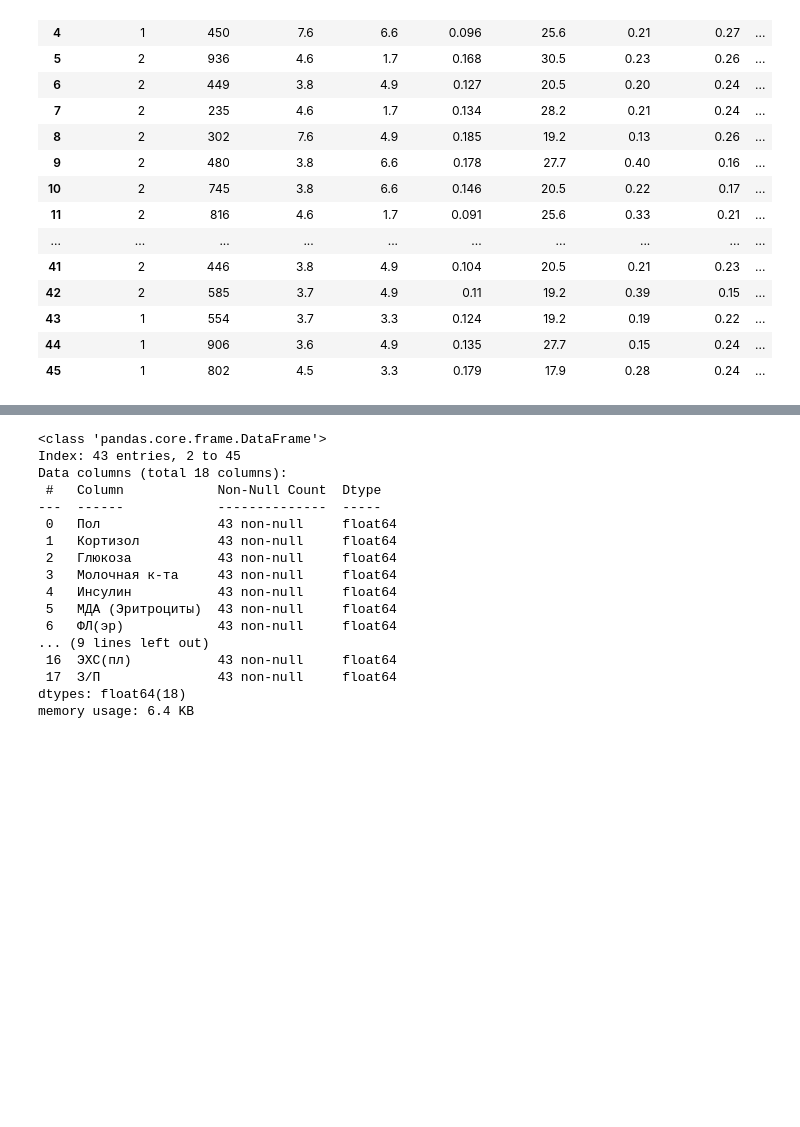
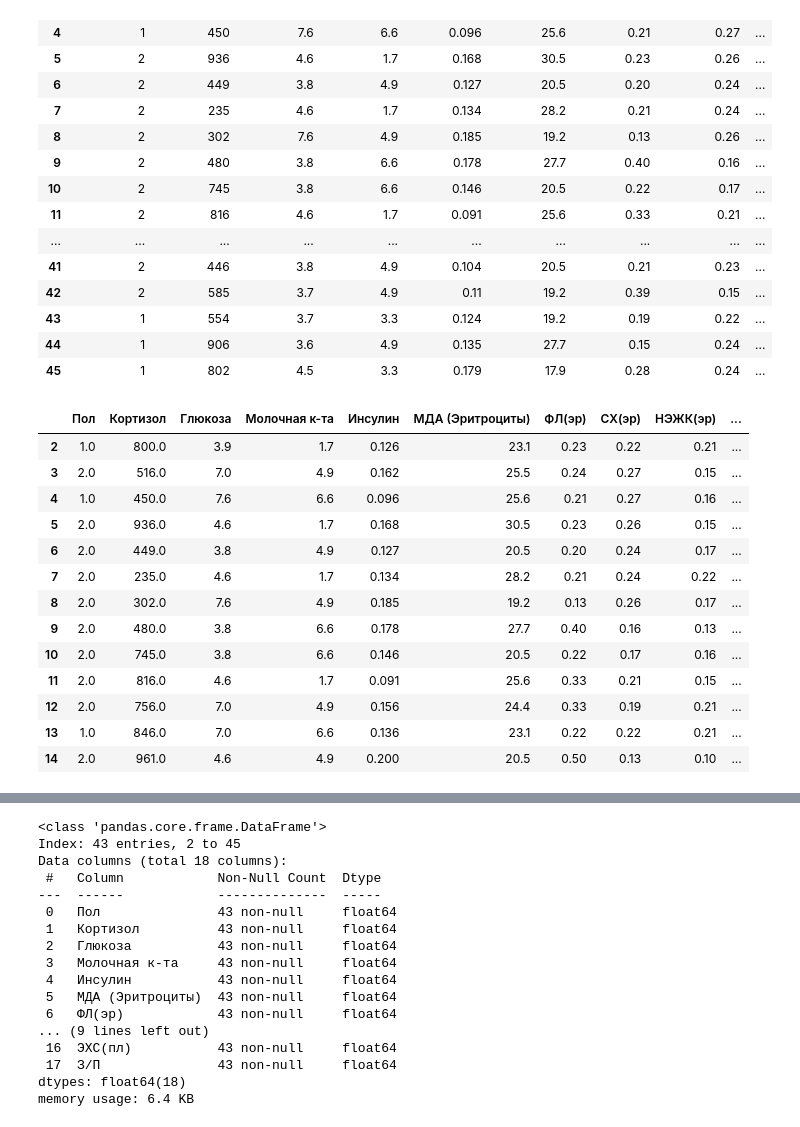
Before and after one commit to Egor29ch/UDGU_project, a Jupyter notebook: main.ipynb, the cells around one changed output, grey strips where cells are left out. Cells and saved outputs as stored; diff of their text form; code cells hidden in the pictures; blank space fills up the shorter version.

```diff
--- a/main.ipynb
+++ b/main.ipynb
@@ -101,6 +101,24 @@ clearing_df
 | 43 | 1 | 554 | 3.7 | 3.3 | 0.124 | 19.2 | 0.19 | 0.22 | ... |
 | 44 | 1 | 906 | 3.6 | 4.9 | 0.135 | 27.7 | 0.15 | 0.24 | ... |
 | 45 | 1 | 802 | 4.5 | 3.3 | 0.179 | 17.9 | 0.28 | 0.24 | ... |
+# %%
+clearing_df_0 = clearing_df[:13]
+clearing_df_0
+# %% [output]
+|  | Пол | Кортизол | Глюкоза | Молочная к-та | Инсулин | МДА (Эритроциты) | ФЛ(эр) | СХ(эр) | НЭЖК(эр) | ... |
+| 2 | 1.0 | 800.0 | 3.9 | 1.7 | 0.126 | 23.1 | 0.23 | 0.22 | 0.21 | ... |
+| 3 | 2.0 | 516.0 | 7.0 | 4.9 | 0.162 | 25.5 | 0.24 | 0.27 | 0.15 | ... |
+| 4 | 1.0 | 450.0 | 7.6 | 6.6 | 0.096 | 25.6 | 0.21 | 0.27 | 0.16 | ... |
+| 5 | 2.0 | 936.0 | 4.6 | 1.7 | 0.168 | 30.5 | 0.23 | 0.26 | 0.15 | ... |
+| 6 | 2.0 | 449.0 | 3.8 | 4.9 | 0.127 | 20.5 | 0.20 | 0.24 | 0.17 | ... |
+| 7 | 2.0 | 235.0 | 4.6 | 1.7 | 0.134 | 28.2 | 0.21 | 0.24 | 0.22 | ... |
+| 8 | 2.0 | 302.0 | 7.6 | 4.9 | 0.185 | 19.2 | 0.13 | 0.26 | 0.17 | ... |
+| 9 | 2.0 | 480.0 | 3.8 | 6.6 | 0.178 | 27.7 | 0.40 | 0.16 | 0.13 | ... |
+| 10 | 2.0 | 745.0 | 3.8 | 6.6 | 0.146 | 20.5 | 0.22 | 0.17 | 0.16 | ... |
+| 11 | 2.0 | 816.0 | 4.6 | 1.7 | 0.091 | 25.6 | 0.33 | 0.21 | 0.15 | ... |
+| 12 | 2.0 | 756.0 | 7.0 | 4.9 | 0.156 | 24.4 | 0.33 | 0.19 | 0.21 | ... |
+| 13 | 1.0 | 846.0 | 7.0 | 6.6 | 0.136 | 23.1 | 0.22 | 0.22 | 0.21 | ... |
+| 14 | 2.0 | 961.0 | 4.6 | 4.9 | 0.200 | 20.5 | 0.50 | 0.13 | 0.10 | ... |
 # %%
 import numpy as np
 
```
Also changed, not shown: parts of 6 cells of this notebook.
